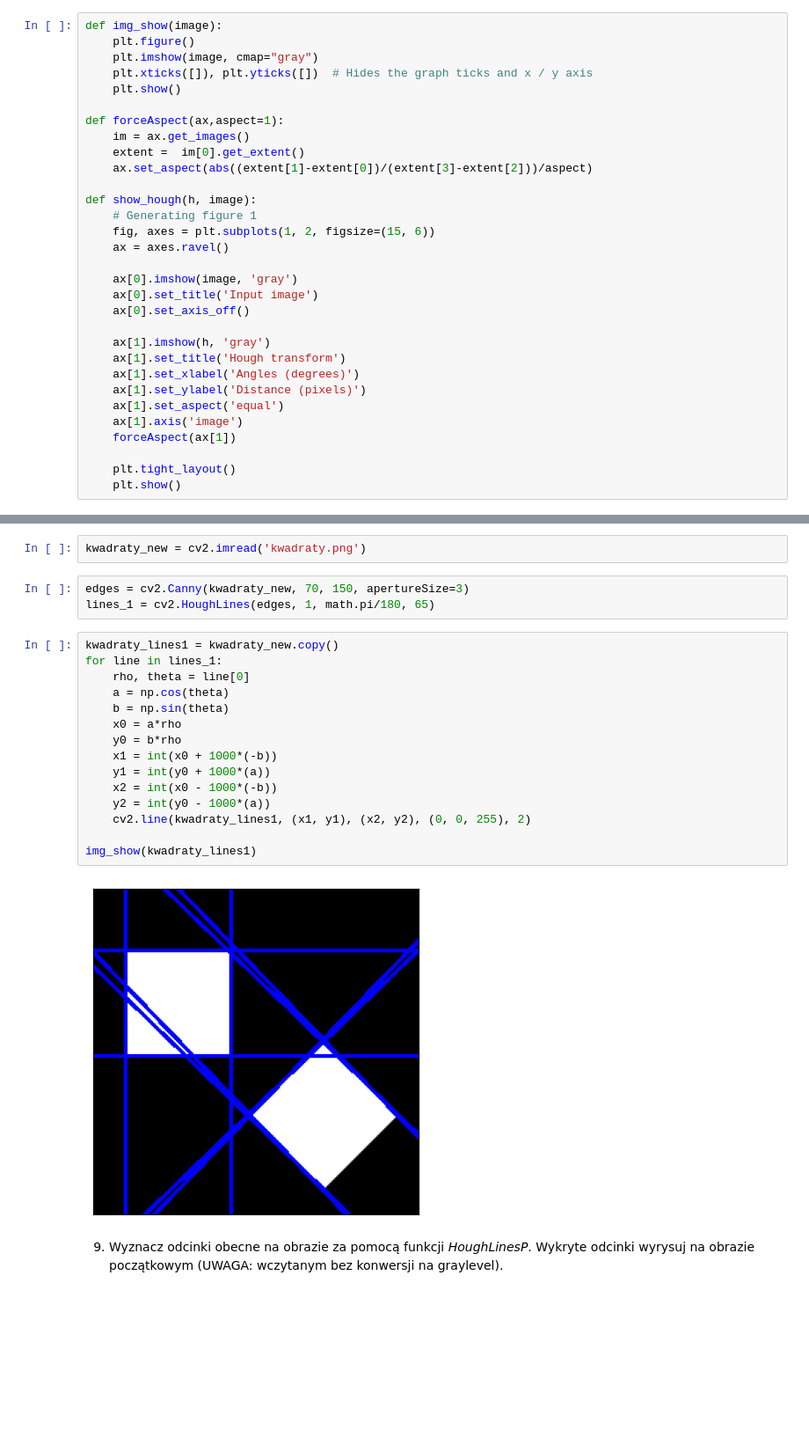
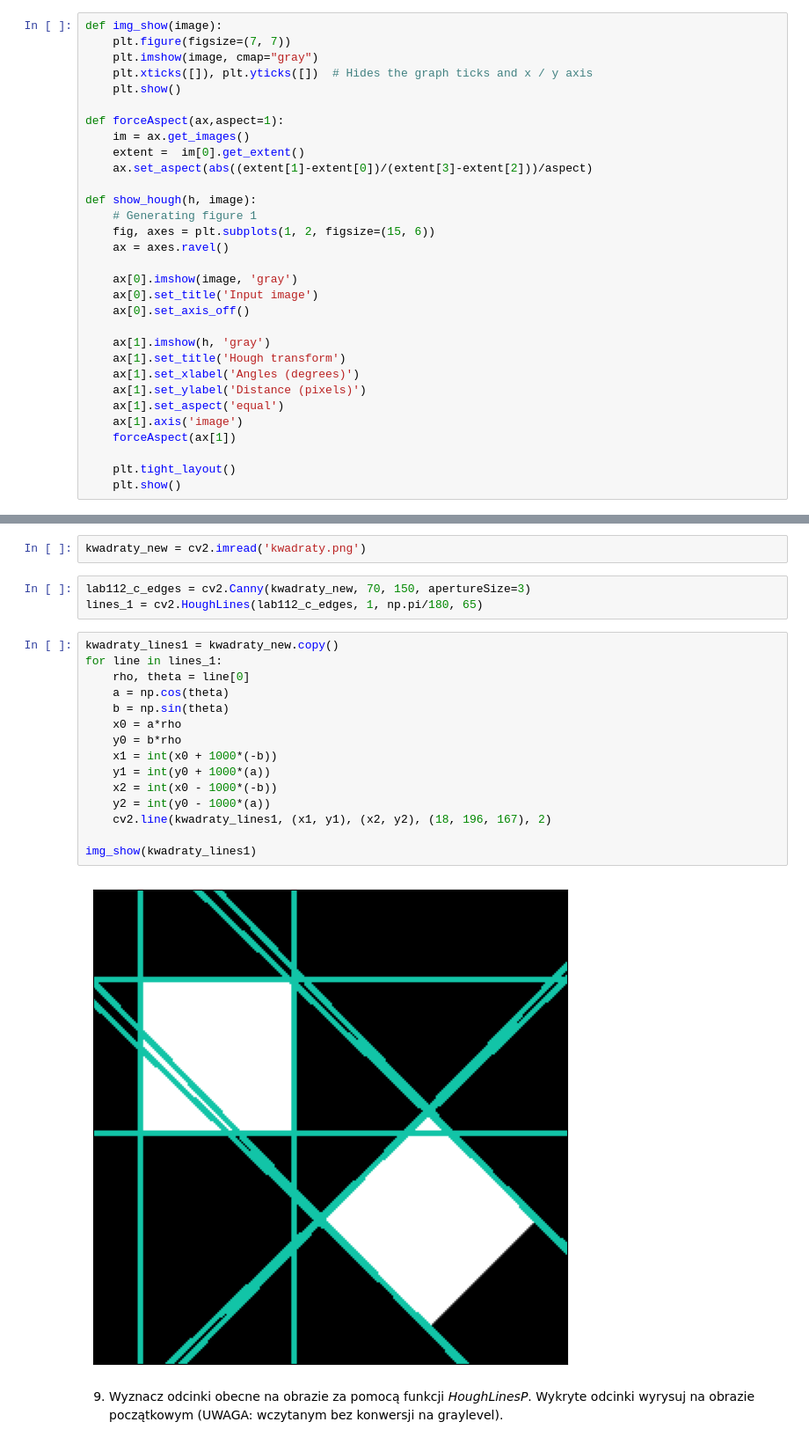
Before and after one commit to lukaszfilo-agh/Vision-systems, a Jupyter notebook: LAB11/11_Hough.ipynb, the cells around one changed output, grey strips where cells are left out. Shown at 88% size. Drawn from its saved outputs; the diff is of its cells as text; blank space fills up the shorter version.

```diff
--- a/LAB11/11_Hough.ipynb
+++ b/LAB11/11_Hough.ipynb
@@ -52,7 +52,7 @@ lab112 = cv2.imread('lab112.png', cv2.IMREAD_GRAYSCALE)
 dom = cv2.imread('dom.png', cv2.IMREAD_GRAYSCALE)
 # %%
 def img_show(image):
-    plt.figure()
+    plt.figure(figsize=(7, 7))
     plt.imshow(image, cmap="gray")
     plt.xticks([]), plt.yticks([])  # Hides the graph ticks and x / y axis
     plt.show()
@@ -183,25 +182,25 @@ forceAspect(ax)
 # %%
 kwadraty_new = cv2.imread('kwadraty.png')
 # %%
-edges = cv2.Canny(kwadraty_new, 70, 150, apertureSize=3)
-lines_1 = cv2.HoughLines(edges, 1, math.pi/180, 65)
+lab112_c_edges = cv2.Canny(kwadraty_new, 70, 150, apertureSize=3)
+lines_1 = cv2.HoughLines(lab112_c_edges, 1, np.pi/180, 65)
 # %%
 kwadraty_lines1 = kwadraty_new.copy()
 for line in lines_1:
     rho, theta = line[0]
     a = np.cos(theta)
     b = np.sin(theta)
     x0 = a*rho
     y0 = b*rho
     x1 = int(x0 + 1000*(-b))
     y1 = int(y0 + 1000*(a))
     x2 = int(x0 - 1000*(-b))
     y2 = int(y0 - 1000*(a))
-    cv2.line(kwadraty_lines1, (x1, y1), (x2, y2), (0, 0, 255), 2)
+    cv2.line(kwadraty_lines1, (x1, y1), (x2, y2), (18, 196, 167), 2)
 
 img_show(kwadraty_lines1)
 # %% [output]
-[figure, old version]
+[figure, new version]
 # %% [markdown]
 9. Wyznacz odcinki obecne na obrazie za pomocą funkcji _HoughLinesP_. Wykryte odcinki wyrysuj na obrazie początkowym (UWAGA: wczytanym bez konwersji na graylevel).
 # %%
```
Also changed, not shown: parts of 11 cells of this notebook.
